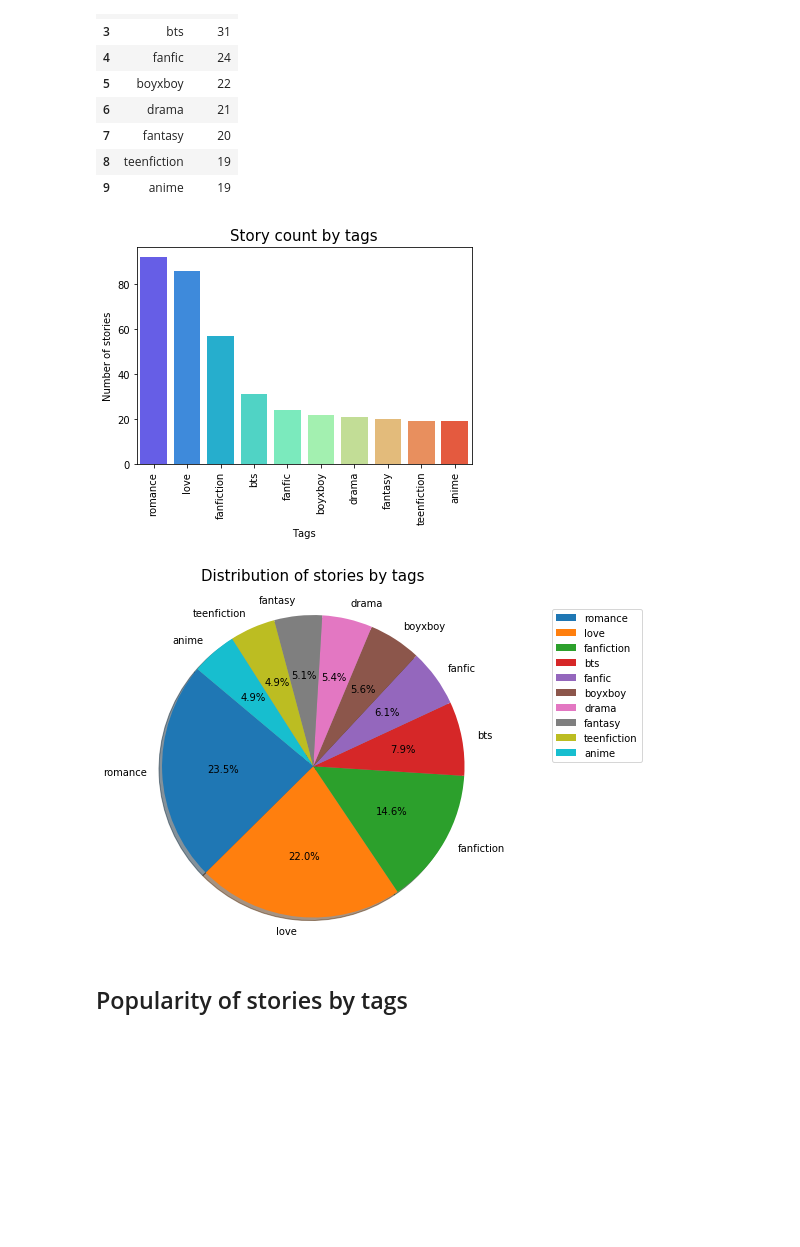
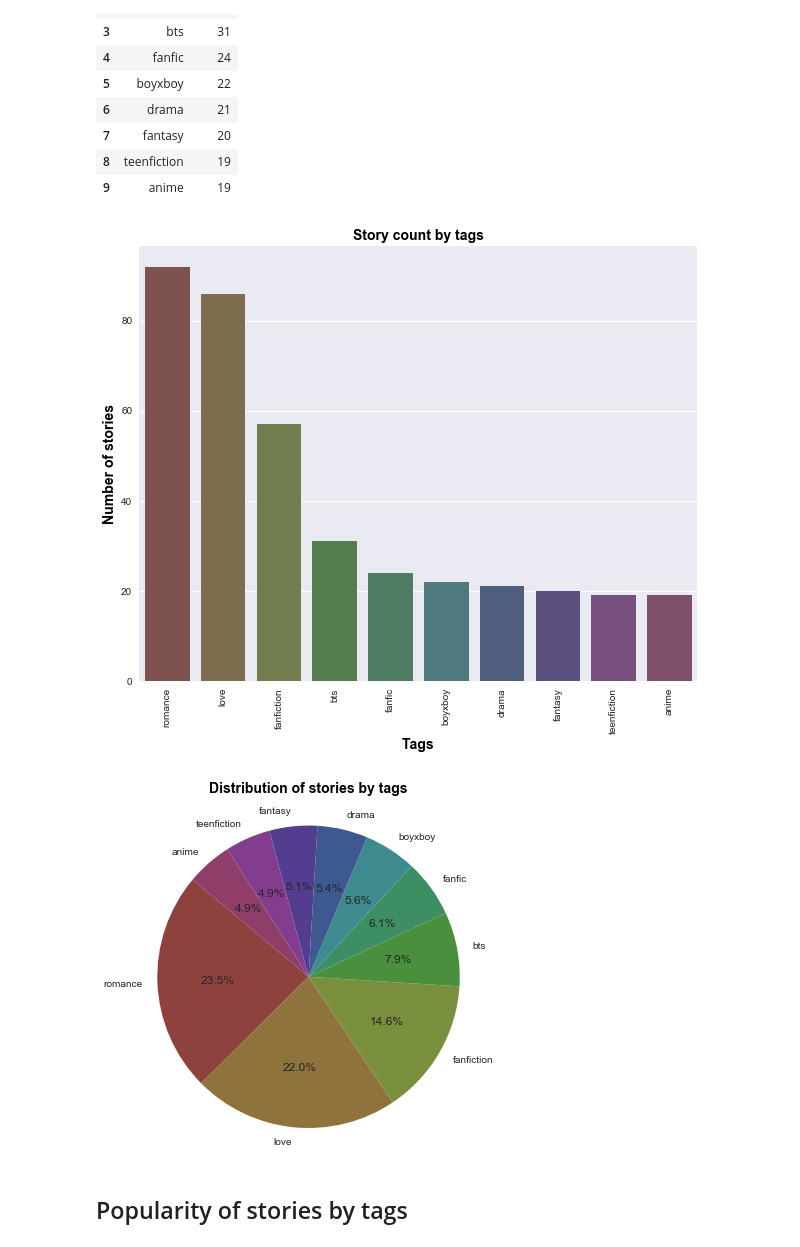
Before and after one commit to rupalimayekar/ProjectWattpad, a Jupyter notebook: WattpadAnalysis.ipynb, the cells around one changed output. Drawn from its saved outputs; the diff is of its cells as text; code cells hidden in the pictures; blank space fills up the shorter version.

```diff
--- a/WattpadAnalysis.ipynb
+++ b/WattpadAnalysis.ipynb
@@ -236,33 +236,40 @@ popular_tags
 | 7 | fantasy | 20 |
 | 8 | teenfiction | 19 |
 | 9 | anime | 19 |
+# %%
+font={'family': 'arial',
+        'color':  'black',
+        'weight': 'bold',
+        'size': 14,
+        }
 # %%
-sns.barplot(x="tag", y="count", data=popular_tags, palette='rainbow')
-plt.title("Story count by tags", size=15)
-plt.ylabel("Number of stories", size=10)
-plt.xlabel("Tags", size=10)
+plt.figure(figsize=(10,8))
+sns.barplot(x="tag", y="count", data=popular_tags, palette=sns.hls_palette(10, l=.4, s=.3))
+plt.title("Story count by tags",fontdict=font)
+plt.ylabel("Number of stories",fontdict=font)
+plt.xlabel("Tags",fontdict=font)
 plt.xticks(rotation="vertical")
 plt.savefig("Images/tag_distribution_bar.png")
 plt.show()
 # %% [output]
-[figure, old version]
+[figure, new version]
 # %%
 # create a pie chart
 plt.figure(1, figsize=(6,6))
 patches, texts, autotexts = plt.pie(popular_tags["count"],
-                                    labels=popular_tags["tag"],
-                                    autopct='%1.1f%%', shadow=True, startangle=140)
+                                    labels=popular_tags["tag"],colors=sns.hls_palette(10, l=.4, s=.4),
+                                    autopct='%1.1f%%', shadow=False, startangle=140)
 
 # set pie chart properties
-plt.legend(patches, popular_tags["tag"], loc="best", bbox_to_anchor=(1.2,1))
+#plt.legend(patches, popular_tags["tag"], loc="best", bbox_to_anchor=(1.2,1))
 plt.axis('equal')
-plt.title("Distribution of stories by tags\n", size=15)
+plt.title("Distribution of stories by tags\n",fontdict=font)
 
 # plot and save image
 plt.savefig("Images/tag_distribution_pie.png")
 plt.show()
 # %% [output]
-[figure, old version]
+[figure, new version]
 # %% [markdown]
 ## Popularity of stories by tags
 # %%
```
Also changed, not shown: parts of 11 cells of this notebook, 20 other files.
